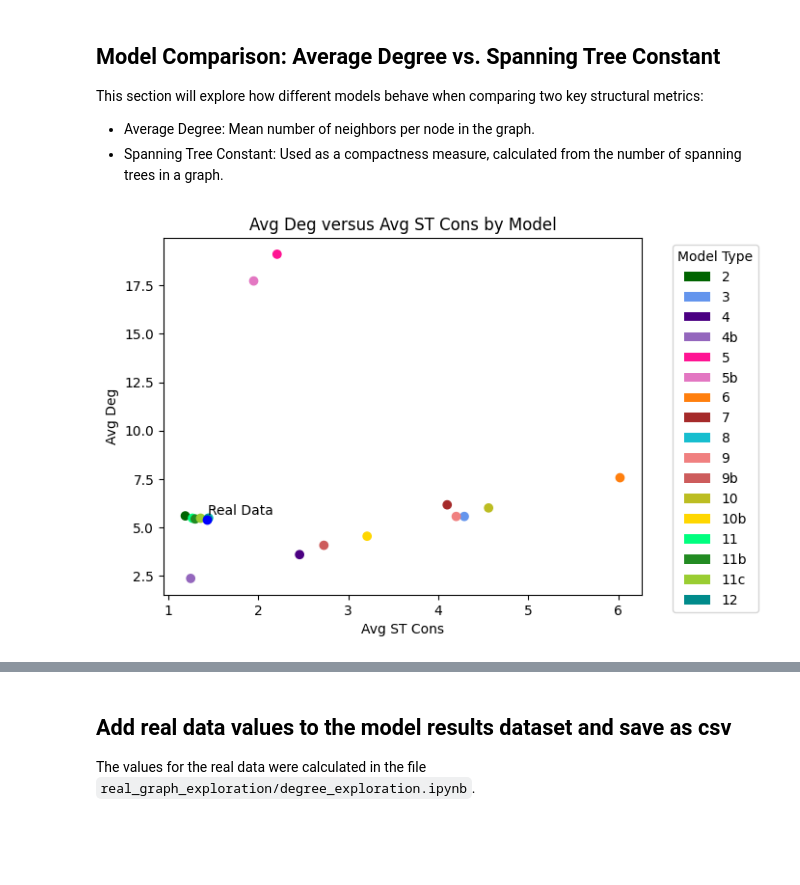
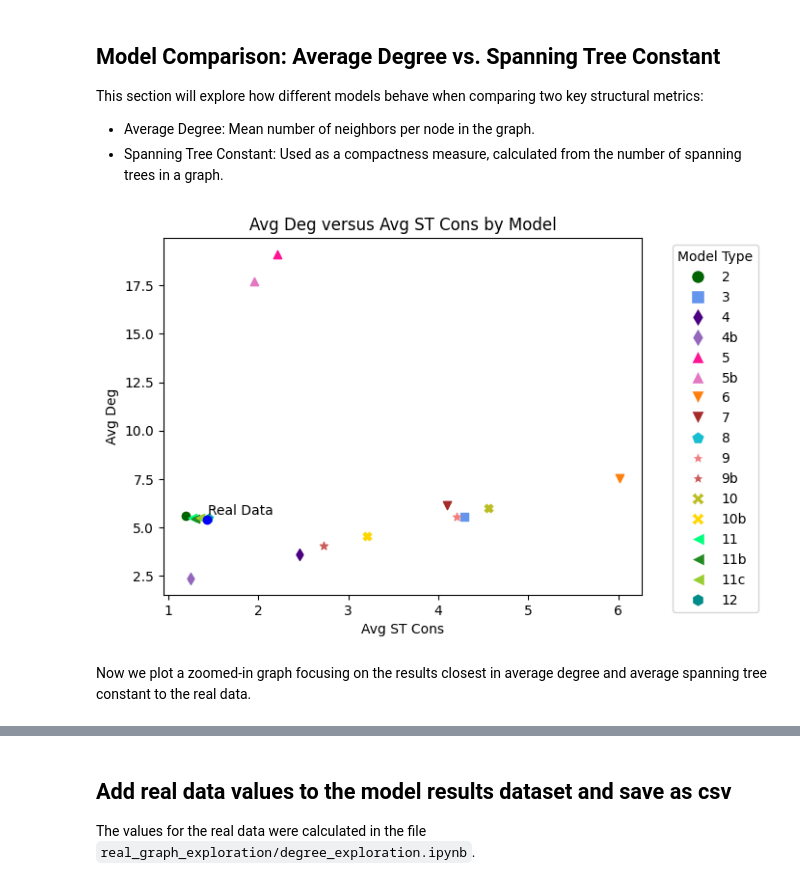
Before and after one commit to afr13dman/senior-thesis, a Jupyter notebook: visualize_models.ipynb, the cells around one changed output, grey strips where cells are left out. Drawn from its saved outputs; the diff is of its cells as text; code cells hidden in the pictures; blank space fills up the shorter version.

```diff
--- a/visualize_models.ipynb
+++ b/visualize_models.ipynb
@@ -58,6 +58,27 @@ model_colors = {
     "12": "darkcyan"
 }
 colors = df["Model_Type"].map(model_colors)
+# %%
+# Set markers for plotting and distinguishing between models
+model_markers = {
+    "2": "o",
+    "3": "s",
+    "4": "d",
+    "4b": "d",
+    "5": "^",
+    "5b": "^",
+    "6": "v",
+    "7": "v",
+    "8": "p",
+    "9": "*",
+    "9b": "*",
+    "10": "X",
+    "10b": "X",
+    "11": "<",
+    "11b": "<",
+    "11c": "<",
+    "12": "h"
+}
 # %%
 # Get values for the real data
 rd_avg_deg = 5.4
@@ -65,18 +86,36 @@ with open(f'pkls/tree_const_real.pkl', 'rb') as f:
         tree_const = pickle.load(f)
         rd_st_cons = round(np.mean(tree_const), 2)
 # %%
-# Plot
-plt.scatter(x=df["avg_st_con"], y=df["avg_deg"], c=colors)
+# Plot all models
+for idx, row in df.iterrows():
+    model_name = row["Model_Type"]
+    plt.scatter(
+        x=row["avg_st_con"],
+        y=row["avg_deg"],
+        color=model_colors[model_name],
+        marker=model_markers[model_name],
+        label=model_name
+    )
 
+# Plot Real Data
 plt.scatter(x=rd_st_cons, y=rd_avg_deg, c="blue")
 plt.annotate(f'Real Data', (rd_st_cons, rd_avg_deg), textcoords="offset pixels")
 
+# Add labels and legend
 plt.xlabel("Avg ST Cons")
 plt.ylabel("Avg Deg")
-legend_elements = [Patch(facecolor=color, label=label) for label, color in model_colors.items()]
+legend_elements = [
+    Line2D([0], [0], marker=model_markers[model], color='w',
+           label=model, markerfacecolor=model_colors[model], markersize=10)
+    for model in model_colors.keys()
+]
 plt.legend(handles=legend_elements, title="Model Type", bbox_to_anchor=(1.05, 1), loc='upper left')
 plt.title("Avg Deg versus Avg ST Cons by Model")
+
+# Save figure
 plt.savefig(f'imgs/av_deg_st_cons_by_model.png')
 # %% [output]
-[figure, old version]
+[figure, new version]
+# %% [markdown]
+Now we plot a zoomed-in graph focusing on the results closest in average degree and average spanning tree constant to the real data.
 # %%
```
Also changed, not shown: parts of 5 cells of this notebook, 5 other files.
